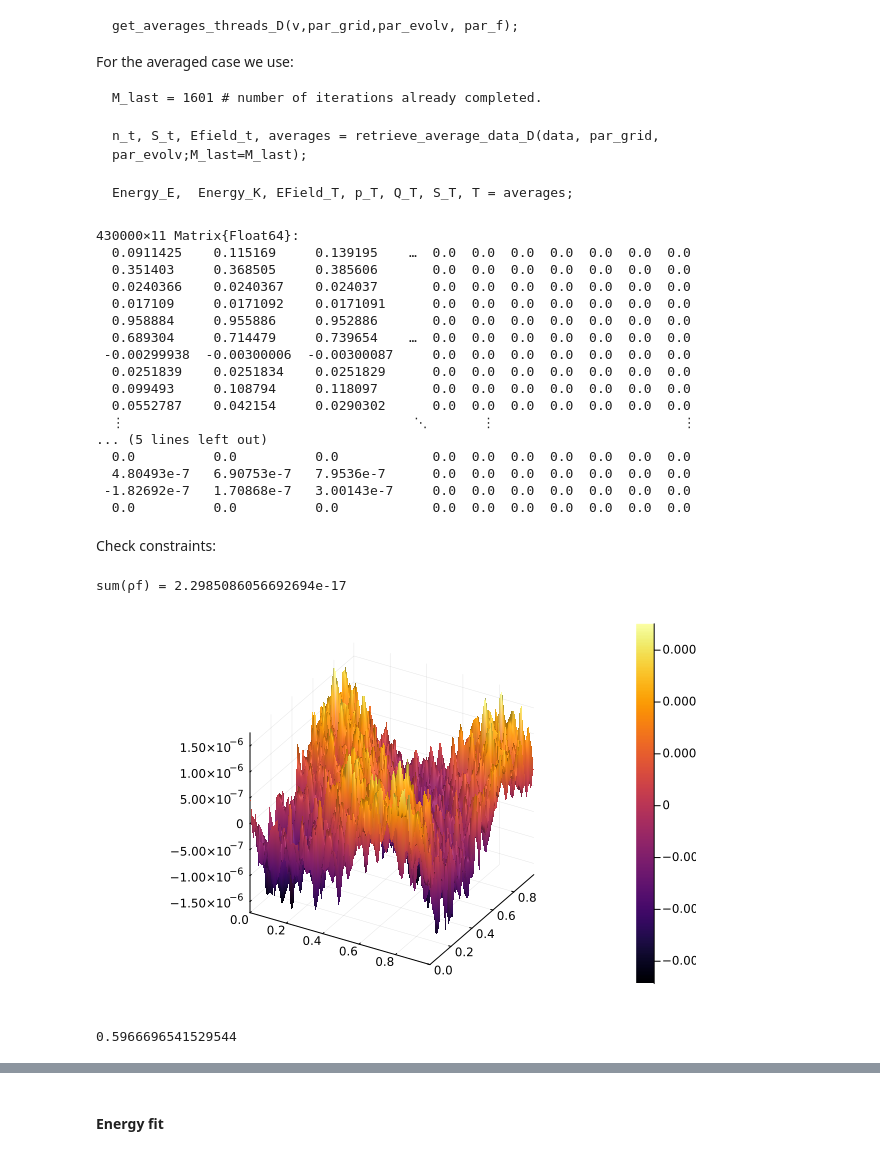
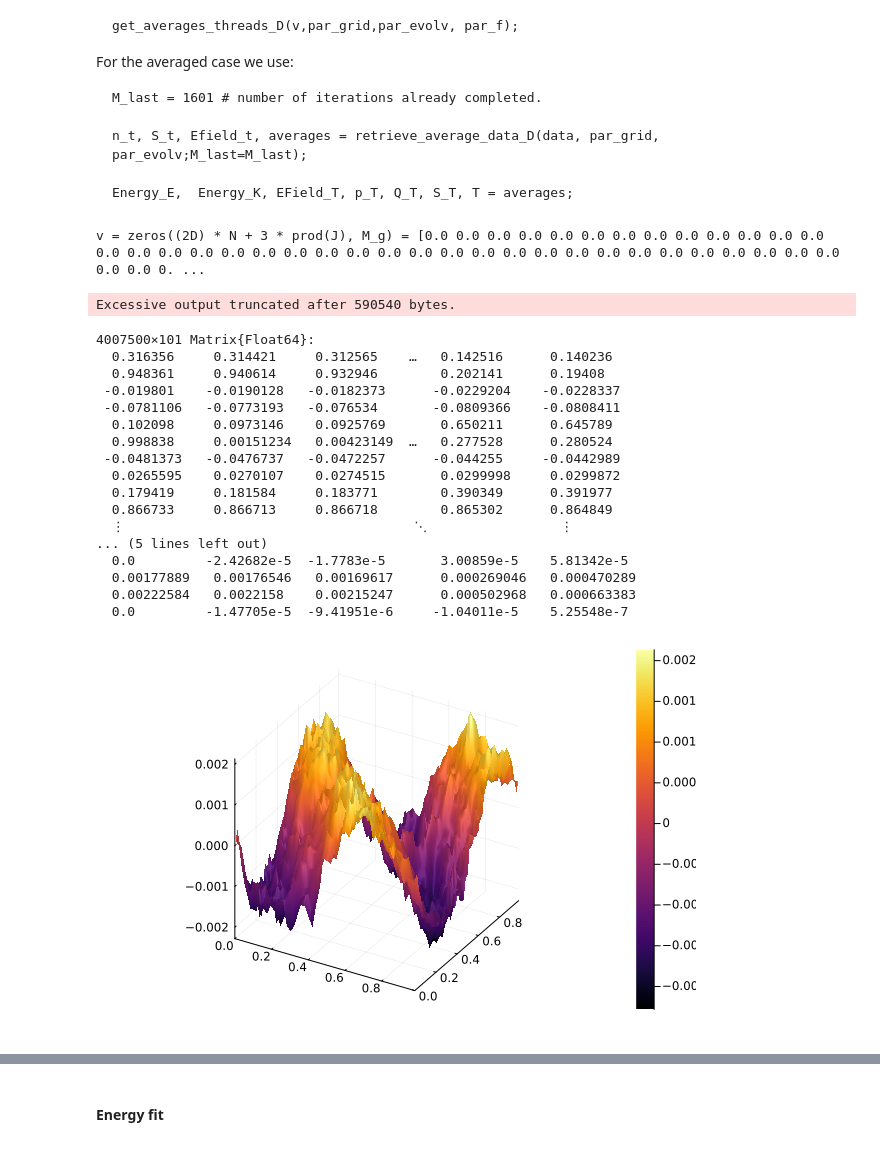
Before and after one commit to reula/PIC-1D, a Jupyter notebook: post_pro_rel_2D.ipynb, the cells around one changed output, grey strips where cells are left out. Drawn from its saved outputs; the diff is of its cells as text; code cells hidden in the pictures.

````diff
--- a/post_pro_rel_2D.ipynb
+++ b/post_pro_rel_2D.ipynb
@@ -104,7 +114,7 @@ n_t, S_t, Efield_t, averages = retrieve_average_data_D(data, par_grid, par_evolv
 Energy_E,  Energy_K, EField_T, p_T, Q_T, S_T, T = averages;
 ```
 # %%
-M_last = 3
+#M_last = 36
 if average_outputs
 n_t, S_t, Efield_t, averages = retrieve_average_data_D(data, par_grid, par_evolv;M_last=M_last);
 
@@ -114,54 +124,38 @@ elseif full_outputs
     v = retrieve_data_D(data, par_grid, par_evolv; M_last=M_last);
 end
 # %% [output]
-430000×11 Matrix{Float64}:
-  0.0911425    0.115169     0.139195    …  0.0  0.0  0.0  0.0  0.0  0.0  0.0
-  0.351403     0.368505     0.385606       0.0  0.0  0.0  0.0  0.0  0.0  0.0
-  0.0240366    0.0240367    0.024037       0.0  0.0  0.0  0.0  0.0  0.0  0.0
-  0.017109     0.0171092    0.0171091      0.0  0.0  0.0  0.0  0.0  0.0  0.0
-  0.958884     0.955886     0.952886       0.0  0.0  0.0  0.0  0.0  0.0  0.0
-  0.689304     0.714479     0.739654    …  0.0  0.0  0.0  0.0  0.0  0.0  0.0
- -0.00299938  -0.00300006  -0.00300087     0.0  0.0  0.0  0.0  0.0  0.0  0.0
-  0.0251839    0.0251834    0.0251829      0.0  0.0  0.0  0.0  0.0  0.0  0.0
-  0.099493     0.108794     0.118097       0.0  0.0  0.0  0.0  0.0  0.0  0.0
-  0.0552787    0.042154     0.0290302      0.0  0.0  0.0  0.0  0.0  0.0  0.0
-  ⋮                                     ⋱       ⋮                        ⋮
-... (5 lines left out)
-  0.0          0.0          0.0            0.0  0.0  0.0  0.0  0.0  0.0  0.0
-  4.80493e-7   6.90753e-7   7.9536e-7      0.0  0.0  0.0  0.0  0.0  0.0  0.0
- -1.82692e-7   1.70868e-7   3.00143e-7     0.0  0.0  0.0  0.0  0.0  0.0  0.0
-  0.0          0.0          0.0            0.0  0.0  0.0  0.0  0.0  0.0  0.0
+v = zeros((2D) * N + 3 * prod(J), M_g) = [0.0 0.0 0.0 0.0 0.0 0.0 0.0 0.0 0.0 0.0 0.0 0.0 0.0 0.0 0.0 0.0 0.0 0.0 0.0 0.0 0.0 0.0 0.0 0.0 0.0 0.0 0.0 0.0 0.0 0.0 0.0 0.0 0.0 0.0 0.0 0.0 0.0 0.0 0.0 0. ...
+Excessive output truncated after 590540 bytes.
+4007500×101 Matrix{Float64}:
+  0.316356     0.314421     0.312565    …   0.142516      0.140236
+  0.948361     0.940614     0.932946        0.202141      0.19408
+ -0.019801    -0.0190128   -0.0182373      -0.0229204    -0.0228337
+ -0.0781106   -0.0773193   -0.076534       -0.0809366    -0.0808411
+  0.102098     0.0973146    0.0925769       0.650211      0.645789
+  0.998838     0.00151234   0.00423149  …   0.277528      0.280524
+ -0.0481373   -0.0476737   -0.0472257      -0.044255     -0.0442989
+  0.0265595    0.0270107    0.0274515       0.0299998     0.0299872
+  0.179419     0.181584     0.183771        0.390349      0.391977
+  0.866733     0.866713     0.866718        0.865302      0.864849
+  ⋮                                     ⋱                 ⋮
+... (5 lines left out)
+  0.0         -2.42682e-5  -1.7783e-5       3.00859e-5    5.81342e-5
+  0.00177889   0.00176546   0.00169617      0.000269046   0.000470289
+  0.00222584   0.0022158    0.00215247      0.000502968   0.000663383
+  0.0         -1.47705e-5  -9.41951e-6     -1.04011e-5    5.25548e-7
-# %% [markdown]
-Check constraints:
-# %%
-j = 3
-par_grid = (N, Box_x, J, 5)
-nf = zeros(J)
-get_density_2D!(v[1:4N,j], nf, par_grid)
-
-Ef = Array{Float64,3}(undef,(2,J...))
-ρf = nf.-1.0/prod(J)
-@show sum(ρf)
-get_E!(Ef,ρf,Box_x);
-# %% [output]
-sum(ρf) = 2.2985086056692694e-17
 # %%
-
+j = M_last
 Fuj = view(v[:,j],4N+1:4N+3*prod(J))
 
 Fj = reshape(Fuj,3,J...)
 
 #F = view(u[4N+1:end],3,J...)
 Ej = Fj[1:2,:,:]
 Bj = Fj[3,:,:];
 
 surface(y_p,x_p,Ej[2,:,:])
 #surface(y_p,x_p,Bj[:,:])
 
 #norm(Bj)
 # %% [output]
-[figure, old version]
+[figure, new version]
-# %%
-norm(Ef - Ej)/norm(Ej)
-# %% [output]
-0.5966696541529544
````
Also changed, not shown: parts of 18 cells of this notebook, 6 other files.
